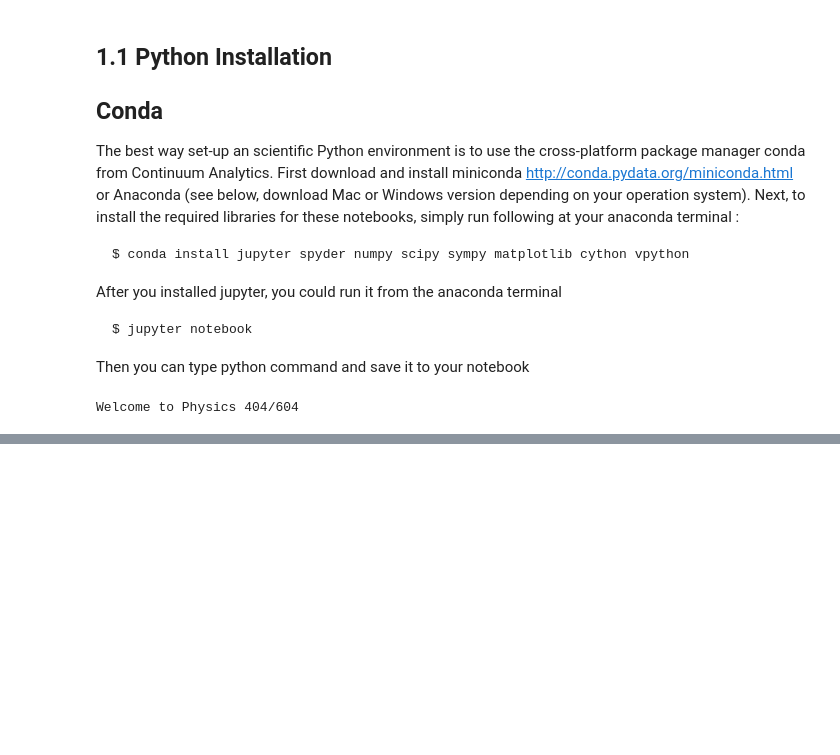
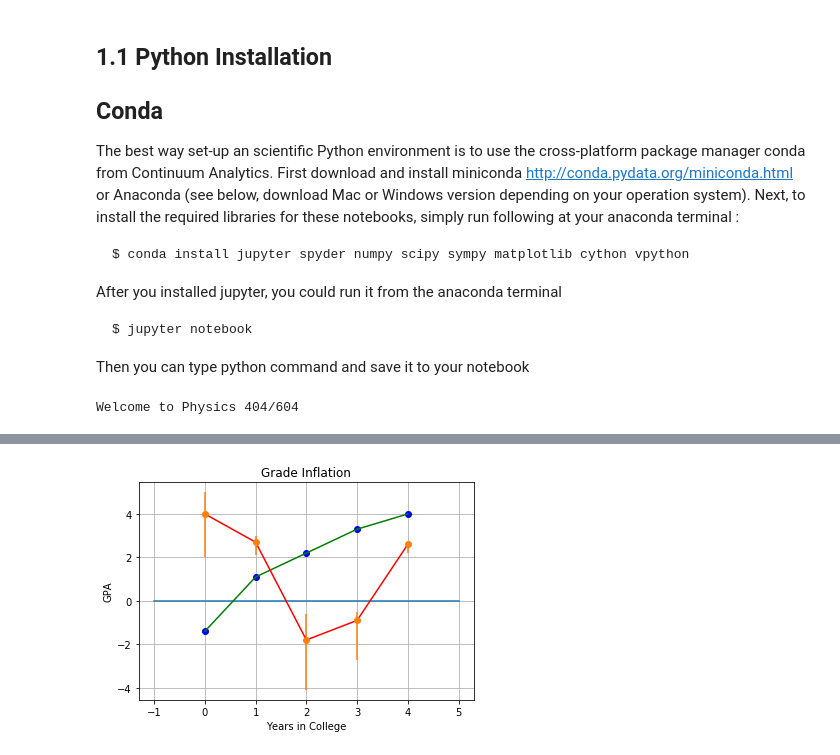
Before and after one commit to David-Zagaceta/computational-physics-class-404-604-Spring-2018, a Jupyter notebook: Lect1.ipynb, the cells around one changed output, grey strips where cells are left out. Saved outputs shown, nothing was run; the diff lists cells and outputs as text; code cells hidden in the pictures; blank space fills up the shorter version.

```diff
--- a/Lect1.ipynb
+++ b/Lect1.ipynb
@@ -45,0 +118,11 @@ Welcome to Physics 404/604
+# %%
+# List are mutable, unlike string and tuple
+array=[1,3,2,5,5]
+
+# change the forth element
+array[3]=4
+
+# change the second and third elements
+array[1:3]=[2,3] # notice that 1:3 selects index 1,2
+
+print(array)
@@ -45,0 +131,6 @@ Welcome to Physics 404/604
+# %%
+# add and delete element
+array.append(6)
+print(array)
+del array[0]
+print (array)
@@ -45,0 +328,37 @@ Welcome to Physics 404/604
+# %%
+""" From "COMPUTATIONAL PHYSICS", 3rd Ed, Enlarged Python eTextBook
+    by RH Landau, MJ Paez, and CC Bordeianu
+    Copyright Wiley-VCH Verlag GmbH & Co. KGaA, Berlin;  Copyright R Landau,
+    Oregon State Unv, MJ Paez, Univ Antioquia, C Bordeianu, Univ Bucharest, 2015.
+    Support by National Science Foundation"""
+
+# Grade.py: Using Matplotlib's plot command with multi data sets & curves
+
+import pylab as p                           # import Matplotlib label it as p
+from numpy import *                                 # import numpy library
+
+p.title('Grade Inflation')                             # Title and labels
+p.xlabel('Years in College')
+p.ylabel('GPA')
+
+xa = array([-1, 5])                                 # For horizontal line
+ya = array([0, 0])                                       # Array of zeros
+p.plot(xa, ya)                                     # Draw horizontal line
+
+x0 = array([0, 1, 2, 3, 4])                           # Data set 0 points
+y0 = array([-1.4, +1.1, 2.2, 3.3, 4.0])
+p.plot(x0, y0, 'bo')                          # Data set 0 = blue circles
+p.plot(x0, y0, 'g')                                   # Data set 0 = line
+
+y1 = array([4.0, 2.7, -1.8, -0.9, 2.6])               # Data set 1 points
+t = arange(0, 5, 1)
+p.plot(t, y1, 'r')
+
+err1sup = array([1.0, 0.3, 1.2, 0.4, 0.1])        # Asymmetric error bars
+err1inf = array([2.0, 0.6, 2.3, 1.8, 0.4])
+p.errorbar(t, y1, [err1inf, err1sup], fmt = 'o')        # Plot error bars
+
+p.grid(True)                                                  # Grid line
+p.show()                                          # Create plot on screen
+# %% [output]
+[figure, added]
```
Also changed, not shown: parts of 28 cells of this notebook.
